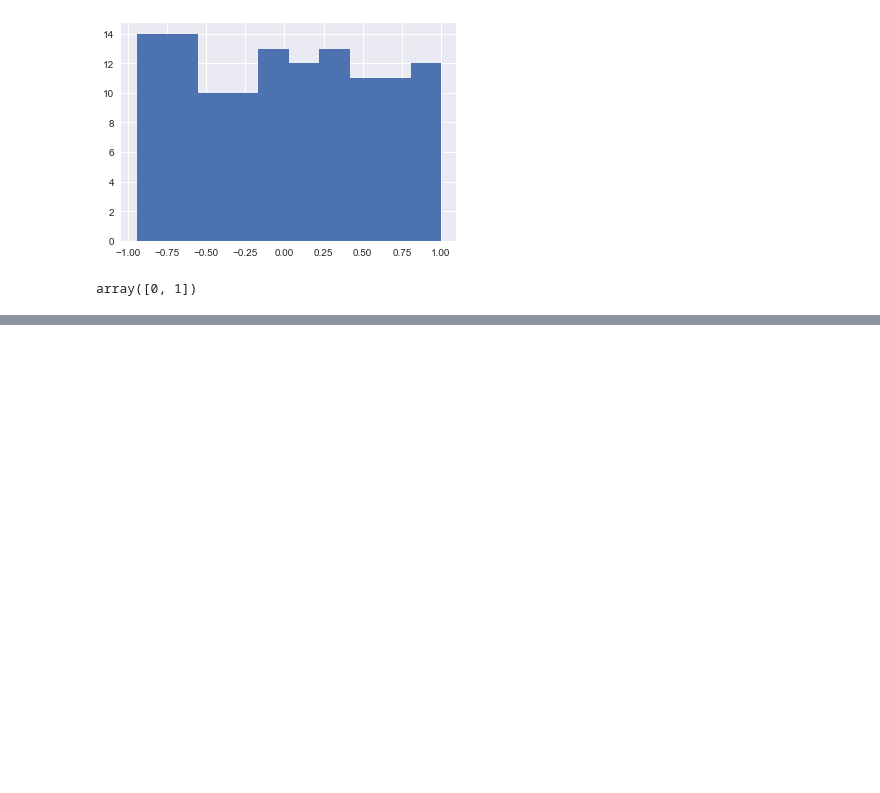
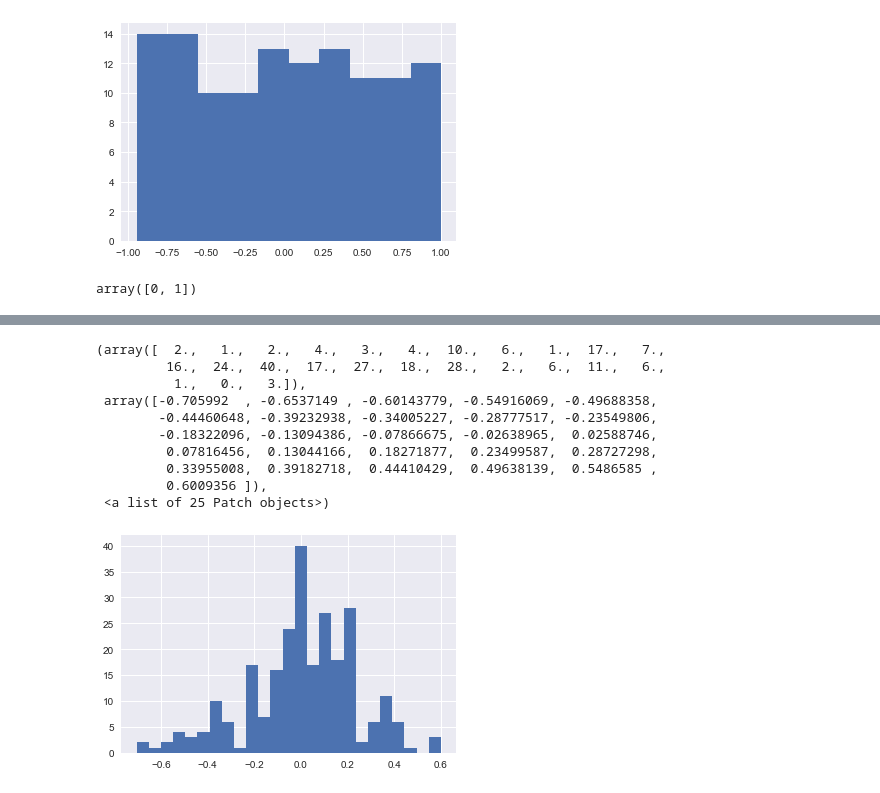
Before and after one commit to suryasumukh/CarND-Behavioral-Cloning-P3, a Jupyter notebook: notebooks/exploration.ipynb, the cells around one changed output, grey strips where cells are left out. Drawn from its saved outputs; the diff is of its cells as text; code cells hidden in the pictures; blank space fills up the shorter version.

```diff
--- a/notebooks/exploration.ipynb
+++ b/notebooks/exploration.ipynb
@@ -190,0 +262,26 @@ array([0, 1])
+# %%
+rsmpl = []
+while len(rsmpl) < 256:
+    z = np.random.choice(angles)
+    if 0.15 < np.absolute(z) < 0.3:
+        if np.random.uniform() < 0.2:
+            rsmpl.append(z)
+    elif np.absolute(z) == 0.0:
+        if np.random.uniform() < 0.2:
+            rsmpl.append(z)
+    else:
+        rsmpl.append(z)
+# %%
+plt.hist(rsmpl, bins=25)
+# %% [output]
+(array([  2.,   1.,   2.,   4.,   3.,   4.,  10.,   6.,   1.,  17.,   7.,
+         16.,  24.,  40.,  17.,  27.,  18.,  28.,   2.,   6.,  11.,   6.,
+          1.,   0.,   3.]),
+ array([-0.705992  , -0.6537149 , -0.60143779, -0.54916069, -0.49688358,
+        -0.44460648, -0.39232938, -0.34005227, -0.28777517, -0.23549806,
+        -0.18322096, -0.13094386, -0.07866675, -0.02638965,  0.02588746,
+         0.07816456,  0.13044166,  0.18271877,  0.23499587,  0.28727298,
+         0.33955008,  0.39182718,  0.44410429,  0.49638139,  0.5486585 ,
+         0.6009356 ]),
+ <a list of 25 Patch objects>)
+[figure, added]
```
Also changed, not shown: parts of 12 cells of this notebook, 2 other files.
